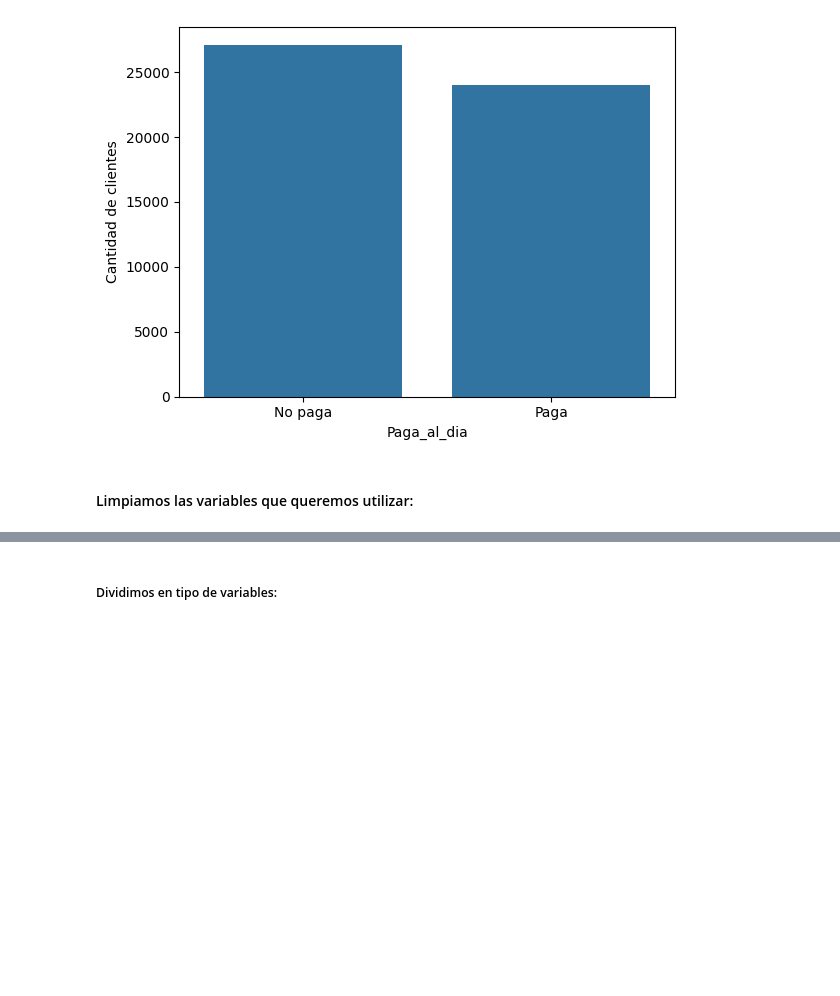
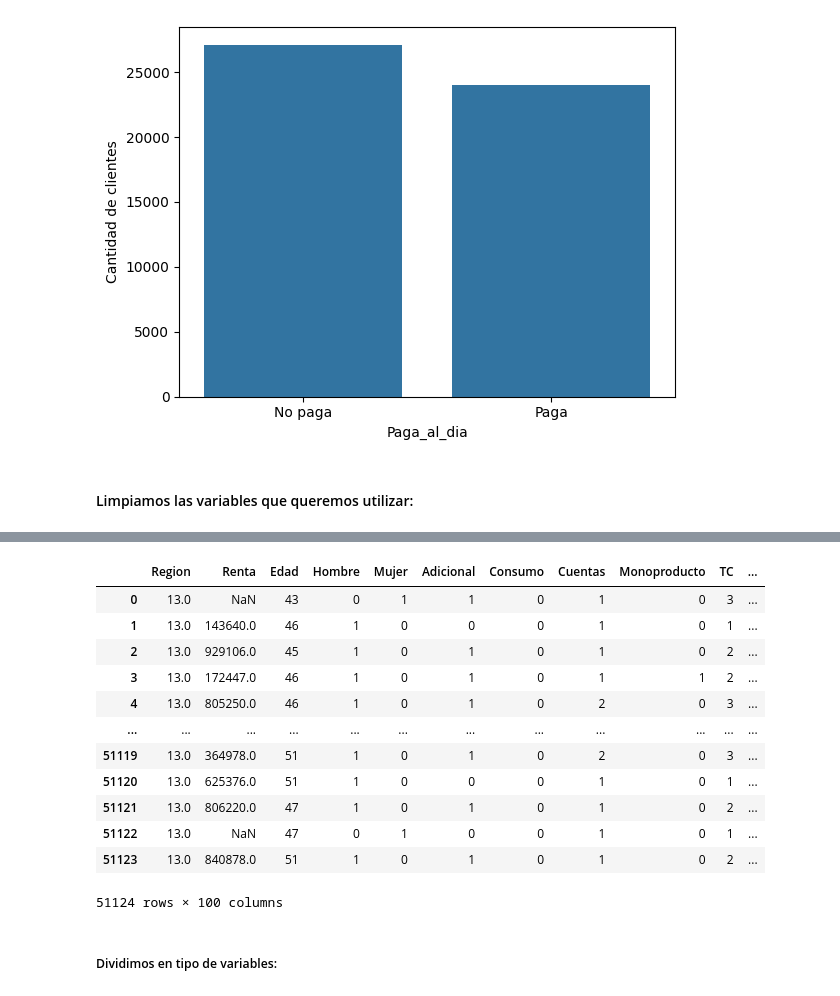
Before and after one commit to Ekronec/Machine-Learning, a Jupyter notebook: Evaluaciones/Besa_Duran_Astrosa_Final.ipynb, the cells around one changed output, grey strips where cells are left out. Drawn from its saved outputs; the diff is of its cells as text; code cells hidden in the pictures; blank space fills up the shorter version.

Commit message:
Casi se termina para arreglar 1era evaluacion
Se normalozaron y estandarizaron variables. Se puso hombre y mujer como binarios. Falta ver los nulos

```diff
--- a/Evaluaciones/Besa_Duran_Astrosa_Final.ipynb
+++ b/Evaluaciones/Besa_Duran_Astrosa_Final.ipynb
@@ -126,13 +132,13 @@ PagoNac_T01        0
 Length: 72, dtype: int64
 # %%
 # Calculando la suma de pagos de los últimos 12 meses
-df_monopoly['Total_Pagos_Deuda'] = df_monopoly[['PagoInt_T12', 'PagoInt_T11', 'PagoInt_T10', 'PagoInt_T09', 'PagoInt_T08', 'PagoInt_T07', 'PagoInt_T06', 'PagoInt_T05', 'PagoInt_T04', 'PagoInt_T03', 'PagoInt_T02', 'PagoInt_T01', 'PagoNac_T12', 'PagoNac_T11', 'PagoNac_T10', 'PagoNac_T09', 'PagoNac_T08', 'PagoNac_T07', 'PagoNac_T06', 'PagoNac_T05', 'PagoNac_T04', 'PagoNac_T03', 'PagoNac_T02', 'PagoNac_T01']].sum(axis=1)
+df_monopoly['Total_Deuda_Pagada'] = df_monopoly[['PagoInt_T12', 'PagoInt_T11', 'PagoInt_T10', 'PagoInt_T09', 'PagoInt_T08', 'PagoInt_T07', 'PagoInt_T06', 'PagoInt_T05', 'PagoInt_T04', 'PagoInt_T03', 'PagoInt_T02', 'PagoInt_T01', 'PagoNac_T12', 'PagoNac_T11', 'PagoNac_T10', 'PagoNac_T09', 'PagoNac_T08', 'PagoNac_T07', 'PagoNac_T06', 'PagoNac_T05', 'PagoNac_T04', 'PagoNac_T03', 'PagoNac_T02', 'PagoNac_T01']].sum(axis=1)
 
 # Definiendo un umbral de pago (por ejemplo, 90% de las facturas)
 df_monopoly['Total_Facturas'] =  df_monopoly[['FacCI_T12', 'FacCI_T11', 'FacCI_T10', 'FacCI_T09', 'FacCI_T08', 'FacCI_T07', 'FacCI_T06', 'FacCI_T05', 'FacCI_T04', 'FacCI_T03', 'FacCI_T02', 'FacCI_T01',
                                               'FacCN_T12', 'FacCN_T11', 'FacCN_T10', 'FacCN_T09', 'FacCN_T08', 'FacCN_T07', 'FacCN_T06', 'FacCN_T05', 'FacCN_T04', 'FacCN_T03', 'FacCN_T02', 'FacCN_T01']].sum(axis=1)
 
-df_monopoly['Paga_al_dia'] = df_monopoly['Total_Pagos_Deuda'] >= df_monopoly['Total_Facturas']
+df_monopoly['Paga_al_dia'] = df_monopoly['Total_Deuda_Pagada'] >= df_monopoly['Total_Facturas']
 df_monopoly['Paga_al_dia'] = df_monopoly['Paga_al_dia'].astype(int)
 
 
@@ -185,3 +191,8 @@ plt.show()
 [figure]
 # %% [markdown]
 <h4>Limpiamos las variables que queremos utilizar:</h4>
+# %%
+#Tranformamos columna sexo a 2 columnas de Hombre y Mujer
+df_monopoly['Hombre'] = (df_monopoly['Sexo'] == 'H').astype(int)
+df_monopoly['Mujer'] = (df_monopoly['Sexo'] == 'M').astype(int)
+df_monopoly.drop('Sexo', axis=1, inplace=True)
@@ -188,3 +214,29 @@ plt.show()
+# %%
+df_monopoly = df_monopoly.reindex(columns=['Region', 'Renta', 'Edad','Hombre','Mujer', 'Adicional','Consumo', 'Cuentas', 'Monoproducto' , 'TC', 'Dualidad', 'CUPO_L1', 'CUPO_MX',
+                    'FlgActCOL_T12', 'FlgActCOL_T11', 'FlgActCOL_T10', 'FlgActCOL_T09', 'FlgActCOL_T08', 'FlgActCOL_T07', 'FlgActCOL_T06', 'FlgActCOL_T05','FlgActCOL_T04' ,'FlgActCOL_T03', 'FlgActCOL_T02', 'FlgActCOL_T01',
+                    'Txs_T12', 'Txs_T11', 'Txs_T10', 'Txs_T09', 'Txs_T08', 'Txs_T07', 'Txs_T06', 'Txs_T05', 'Txs_T04', 'Txs_T03', 'Txs_T02', 'Txs_T01',
+                    'FacCCOT_T12', 'FacCCOT_T11', 'FacCCOT_T10', 'FacCCOT_T09', 'FacCCOT_T08', 'FacCCOT_T07', 'FacCCOT_T06', 'FacCCOT_T05', 'FacCCOT_T04', 'FacCCOT_T03', 'FacCCOT_T02', 'FacCCOT_T01',
+                    'FacCI_T12', 'FacCI_T11', 'FacCI_T10', 'FacCI_T09', 'FacCI_T08', 'FacCI_T07', 'FacCI_T06', 'FacCI_T05', 'FacCI_T04', 'FacCI_T03', 'FacCI_T02', 'FacCI_T01',
+                    'FacCN_T12', 'FacCN_T11', 'FacCN_T10', 'FacCN_T09', 'FacCN_T08', 'FacCN_T07', 'FacCN_T06', 'FacCN_T05', 'FacCN_T04', 'FacCN_T03', 'FacCN_T02', 'FacCN_T01',
+                    'PagoInt_T12', 'PagoInt_T11', 'PagoInt_T10', 'PagoInt_T09', 'PagoInt_T08', 'PagoInt_T07', 'PagoInt_T06', 'PagoInt_T05', 'PagoInt_T04', 'PagoInt_T03', 'PagoInt_T02', 'PagoInt_T01',
+                    'PagoNac_T12', 'PagoNac_T11', 'PagoNac_T10', 'PagoNac_T09', 'PagoNac_T08', 'PagoNac_T07', 'PagoNac_T06', 'PagoNac_T05', 'PagoNac_T04', 'PagoNac_T03', 'PagoNac_T02', 'PagoNac_T01',
+                    'Total_Deuda_Pagada', 'Total_Facturas', 'Paga_al_dia'])
+
+df_monopoly
+# %% [output]
+|  | Region | Renta | Edad | Hombre | Mujer | Adicional | Consumo | Cuentas | Monoproducto | TC | ... |
+| 0 | 13.0 | NaN | 43 | 0 | 1 | 1 | 0 | 1 | 0 | 3 | ... |
+| 1 | 13.0 | 143640.0 | 46 | 1 | 0 | 0 | 0 | 1 | 0 | 1 | ... |
+| 2 | 13.0 | 929106.0 | 45 | 1 | 0 | 1 | 0 | 1 | 0 | 2 | ... |
+| 3 | 13.0 | 172447.0 | 46 | 1 | 0 | 1 | 0 | 1 | 1 | 2 | ... |
+| 4 | 13.0 | 805250.0 | 46 | 1 | 0 | 1 | 0 | 2 | 0 | 3 | ... |
+| ... | ... | ... | ... | ... | ... | ... | ... | ... | ... | ... | ... |
+| 51119 | 13.0 | 364978.0 | 51 | 1 | 0 | 1 | 0 | 2 | 0 | 3 | ... |
+| 51120 | 13.0 | 625376.0 | 51 | 1 | 0 | 0 | 0 | 1 | 0 | 1 | ... |
+| 51121 | 13.0 | 806220.0 | 47 | 1 | 0 | 1 | 0 | 1 | 0 | 2 | ... |
+| 51122 | 13.0 | NaN | 47 | 0 | 1 | 0 | 0 | 1 | 0 | 1 | ... |
+| 51123 | 13.0 | 840878.0 | 51 | 1 | 0 | 1 | 0 | 1 | 0 | 2 | ... |
+51124 rows × 100 columns
 # %% [markdown]
 <h5>Dividimos en tipo de variables:</h5>
 # %%
```
Also changed, not shown: parts of 8 cells of this notebook.
